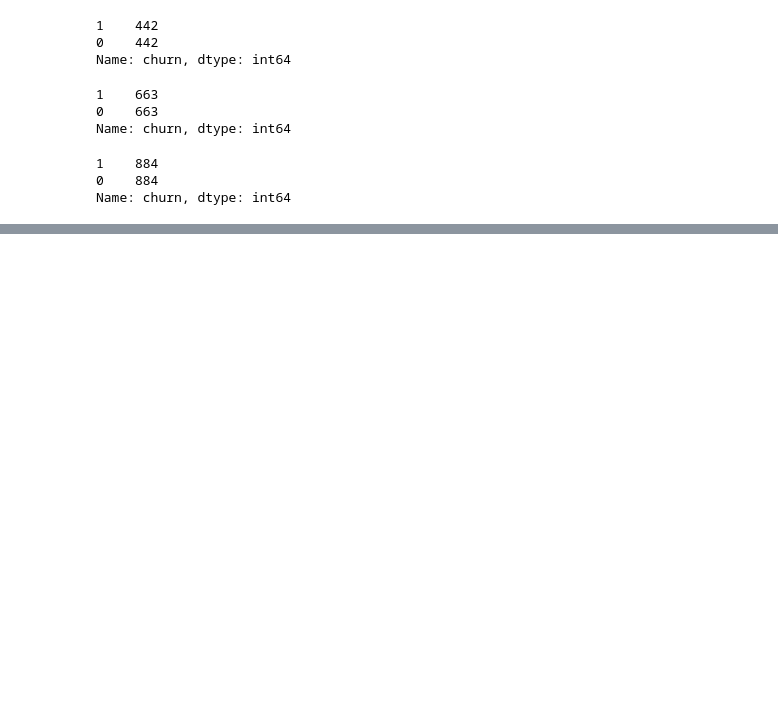
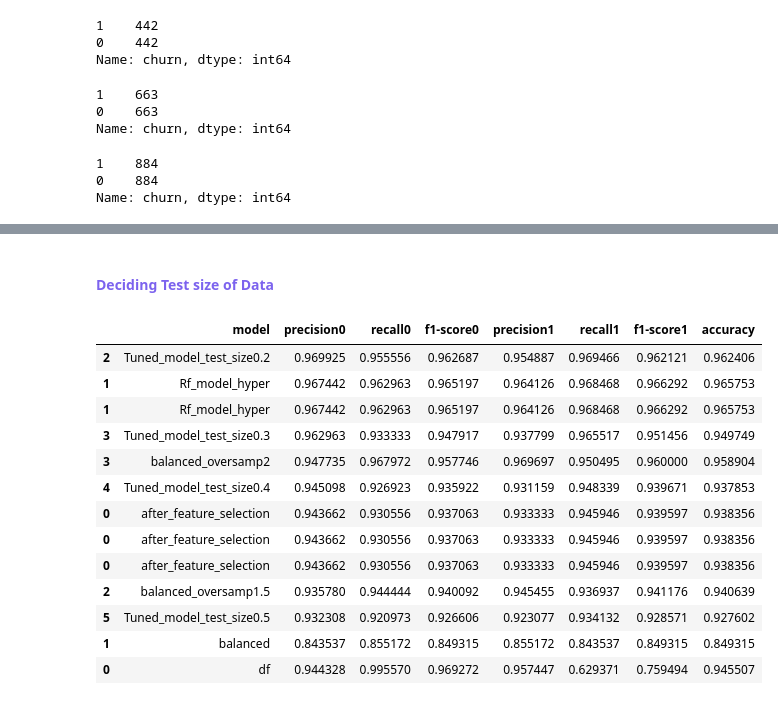
Before and after one commit to Ecevitt/case, a Jupyter notebook: Untitled.ipynb, the cells around one changed output, grey strips where cells are left out. Drawn from its saved outputs; the diff is of its cells as text; code cells hidden in the pictures; blank space fills up the shorter version.

```diff
--- a/Untitled.ipynb
+++ b/Untitled.ipynb
@@ -643,0 +628,41 @@ plot_confusion_matrix(Rndfr,X_test,y_test)
+# %% [markdown]
+#### <font color = #7C63EE> Deciding Test size of Data
+# %%
+test_size=[0.2,0.3,0.4,0.5]
+
+for i in test_size:
+
+    X=balanced_1.drop("churn",axis=1)
+    y=balanced_1["churn"]
+
+    X_train, X_test, y_train, y_test = train_test_split(X, y, test_size=i,random_state=101)
+
+    rf_model.fit(X_train,y_train)
+    y_pred=model.predict(X_test)
+
+
+    report = classification_report(y_test, y_pred, output_dict=True)
+    values = (pd.DataFrame(report).T.iloc[0:3,0:3].values).reshape((1,9))[0][0:7].tolist()
+    values.insert(0,"Tuned_model_test_size{}".format(i))
+
+    List_for_scores.append(values)
+
+
+results_testsize=pd.DataFrame(data=List_for_scores,columns=colum_names)
+results=(results.append(results_testsize)).sort_values("recall1",ascending=False)
+results
+# %% [output]
+|  | model | precision0 | recall0 | f1-score0 | precision1 | recall1 | f1-score1 | accuracy |
+| 2 | Tuned_model_test_size0.2 | 0.969925 | 0.955556 | 0.962687 | 0.954887 | 0.969466 | 0.962121 | 0.962406 |
+| 1 | Rf_model_hyper | 0.967442 | 0.962963 | 0.965197 | 0.964126 | 0.968468 | 0.966292 | 0.965753 |
+| 1 | Rf_model_hyper | 0.967442 | 0.962963 | 0.965197 | 0.964126 | 0.968468 | 0.966292 | 0.965753 |
+| 3 | Tuned_model_test_size0.3 | 0.962963 | 0.933333 | 0.947917 | 0.937799 | 0.965517 | 0.951456 | 0.949749 |
+| 3 | balanced_oversamp2 | 0.947735 | 0.967972 | 0.957746 | 0.969697 | 0.950495 | 0.960000 | 0.958904 |
+| 4 | Tuned_model_test_size0.4 | 0.945098 | 0.926923 | 0.935922 | 0.931159 | 0.948339 | 0.939671 | 0.937853 |
+| 0 | after_feature_selection | 0.943662 | 0.930556 | 0.937063 | 0.933333 | 0.945946 | 0.939597 | 0.938356 |
+| 0 | after_feature_selection | 0.943662 | 0.930556 | 0.937063 | 0.933333 | 0.945946 | 0.939597 | 0.938356 |
+| 0 | after_feature_selection | 0.943662 | 0.930556 | 0.937063 | 0.933333 | 0.945946 | 0.939597 | 0.938356 |
+| 2 | balanced_oversamp1.5 | 0.935780 | 0.944444 | 0.940092 | 0.945455 | 0.936937 | 0.941176 | 0.940639 |
+| 5 | Tuned_model_test_size0.5 | 0.932308 | 0.920973 | 0.926606 | 0.923077 | 0.934132 | 0.928571 | 0.927602 |
+| 1 | balanced | 0.843537 | 0.855172 | 0.849315 | 0.855172 | 0.843537 | 0.849315 | 0.849315 |
+| 0 | df | 0.944328 | 0.995570 | 0.969272 | 0.957447 | 0.629371 | 0.759494 | 0.945507 |
```
Also changed, not shown: parts of 118 cells of this notebook.
